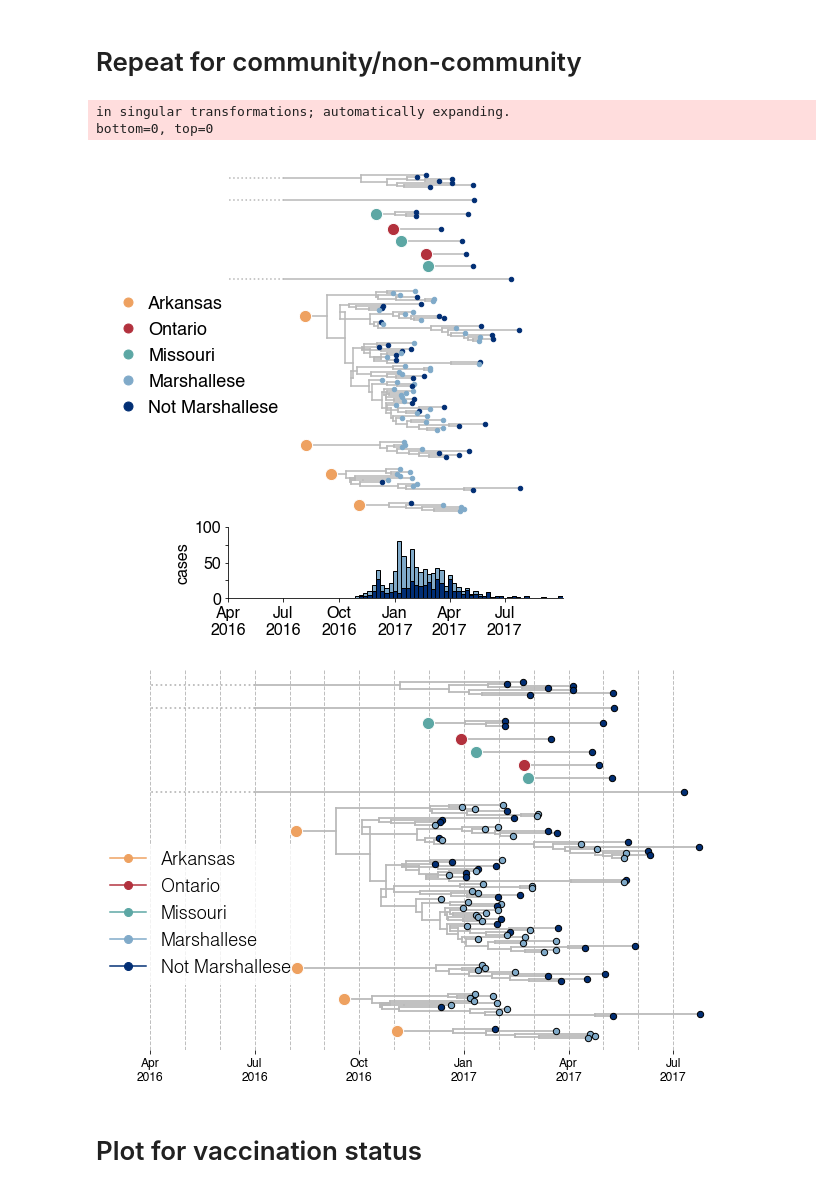
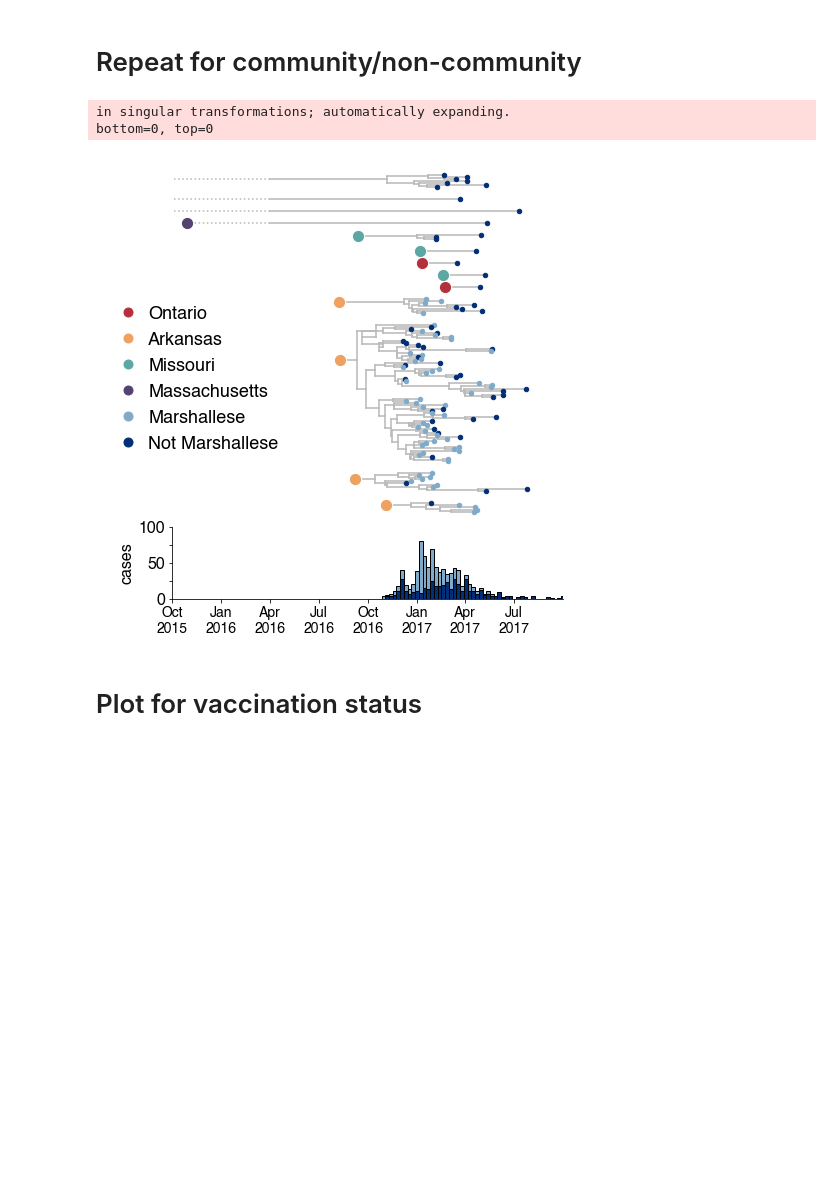
Before and after one commit to blab/mumps-wa-phylodynamics, a Jupyter notebook: phylogeography/plotting-scripts/Plot-exploded-tree-with-case-counts.ipynb, the cells around one changed output. Drawn from its saved outputs; the diff is of its cells as text; code cells hidden in the pictures; blank space fills up the shorter version.

```diff
--- a/phylogeography/plotting-scripts/Plot-exploded-tree-with-case-counts.ipynb
+++ b/phylogeography/plotting-scripts/Plot-exploded-tree-with-case-counts.ipynb
@@ -823,7 +810,7 @@ plot_exploded_tree(subtype_trees2, exploded_tree_output_file_name,cutoff_value,l
 # %% [markdown]
 # Repeat for community/non-community
 # %%
-def plot_exploded_tree_marshallese(subtype_trees2, filename, cutoff_value, lower_x_limit, dates_dict, width, height):
+def plot_exploded_tree_community_status(subtype_trees2, filename, cutoff_value, lower_x_limit, dates_dict, width, height):
 
     fig,((ax1),(ax2)) = plt.subplots(2, 1, gridspec_kw={'height_ratios': [5, 1], 'hspace':0.02}, figsize=(width, height),facecolor='w')
 
@@ -841,18 +828,16 @@ def plot_exploded_tree_marshallese(subtype_trees2, filename, cutoff_value, lower
     origin_size=150
     Not_Washington_color = colors['Not_Washington_color']
 
-    # this sets the vertical dashed lines on the tree
     dates = []
     date_labels = []
-    for i in np.arange(lower_x_limit, 2017.8, (1/4)):
+    for i in np.arange(lower_x_limit, 2018, 0.25):
         dates.append(i)
-    for i in np.arange(lower_x_limit, 2018, 0.25):
         date_labels.append(dates_dict[i]['label'])
-    #[ax1.axvline(i,ls='--',lw=1,color='grey',zorder=0, alpha=0.5) for i in dates]
 
     for subtree in reversed(subtype_trees2['washington']): ## iterate over trait values
         origin = subtree[0]
         loc_tree = subtree[1]
+
         min_node_x = min(k.absoluteTime for k in loc_tree.Objects)
 
         # pull out the 95% HPD for each subtree's root
@@ -910,7 +895,7 @@ def plot_exploded_tree_marshallese(subtype_trees2, filename, cutoff_value, lower
             ax1.plot([min_node_x,oriX],[oriY,oriY], ":", color=Not_Washington_color,lw=branchWidth,zorder=98)
 
         elif oriX < cutoff: # partly before 2016, partial dotteds
-            ax1.plot([min_node_x,cutoff],[oriY,oriY],"-",color=Not_Washington_color,lw=branchWidth,zorder=98)
+            ax1.plot([cutoff,min_node_x],[oriY,oriY],"-",color=Not_Washington_color,lw=branchWidth,zorder=98)
             ax1.plot([cutoff,oriX],[oriY,oriY],":",color=Not_Washington_color,lw=branchWidth,zorder=98)
 
         else:
@@ -933,24 +918,21 @@ def plot_exploded_tree_marshallese(subtype_trees2, filename, cutoff_value, lower
     ax1.tick_params(axis='y',size=0)
     ax1.set_yticklabels([])
     ax1.set_ylim(-5,cumulative_y)
-    ax1.set_xlim(2016.25,2017.76)
+    ax1.set_xlim(dates[0],dates[-1])
 
     ax1.axes.get_xaxis().set_ticks([])
 
     # in order to get the legend to plot without being transparent, over the plot, it needs to be here with frame set to true
     # bbox arguments are: x, y, with 0 being furthest left and bottom
-    ax1.legend(handles = han_list, markerfirst = True, edgecolor="white", bbox_to_anchor=[-0.4, 0.25], loc=3, prop={'size': 18, 'weight':fontweight}, facecolor='w', handletextpad=0.1)
+    ax1.legend(handles = han_list, markerfirst = True, edgecolor="white", bbox_to_anchor=[-0.2, 0.15], loc=3, prop={'size': 18, 'weight':fontweight}, facecolor='w', handletextpad=0.1)
 
 
     #### CASE COUNTS ######
-    # # this sets the vertical dashed lines on the tree
-    d = ["2016-04-01","2016-07-01","2016-10-01","2017-01-01","2017-04-01","2017-07-01","2017-10-01"]
-    dates = []
-    for i in d:
-        d2 = datetime.strptime(i, '%Y-%m-%d')
-        dates.append(d2)
-
-    #[ax2.axvline(i,ls='--',lw=1,color='grey',zorder=0, alpha=0.5) for i in dates]
+    dates2= []
+    for d in dates:
+        string_date = dates_dict[d]['date']
+        d2 = datetime.strptime(string_date, '%Y-%m-%d')
+        dates2.append(d2)
 
     x = merged_cases['calendar_date']
     y2 = merged_cases['Marshallese_cases_WA']
@@ -966,9 +948,9 @@ def plot_exploded_tree_marshallese(subtype_trees2, filename, cutoff_value, lower
 
     [ax2.spines[loc].set_visible(False) for loc in ['top','right']]
 
-    ax2.set_xlim("2016-04-01","2017-10-05")
-    ax2.set_xticks(dates[:-1])
-    ax2.set_xticklabels(['Apr\n2016','Jul\n2016','Oct\n2016','Jan\n2017','Apr\n2017','Jul\n2017'], fontsize=16, weight=fontweight)
+    ax2.set_xlim(str(dates2[0]),str(dates2[-1]))
+    ax2.set_xticks(dates2[:-1])
+    ax2.set_xticklabels(date_labels, fontsize=14)
     ax2.set_ylim(0,0)
     ax2.set_ylabel("cases", fontsize=16, weight=fontweight)
     ax2.set_yticks([0,25,50,75,100])
@@ -1111,14 +980,16 @@ colors_to_plot = ["arkansas","ontario","missouri",'Marshallese', 'Not_Marshalles
 # %%
-filename_marshallese = output_file_directory+"full-NA-exploded-community-with-casecounts"+offset+date+".pdf"
-filename_marshallese_wide = output_file_directory+"full-NA-exploded-community-with-casecounts-wide"+offset+date+".pdf"
+cutoff_value = 2016.25
+lower_x_limit = 2015.75 #2016.25
 
-plot_exploded_tree_marshallese(subtype_trees2, filename_marshallese, cutoff_value, lower_x_limit, dates_dict, 6,8)
-plot_exploded_tree_no_cases_marshallese(subtype_trees2, filename_marshallese_wide, cutoff_value, lower_x_limit, dates_dict, 10,7)
+filename_marshallese = output_file_directory+"full-NA-exploded-community-with-casecounts"+date+".pdf"
+#filename_marshallese_wide = output_file_directory+"full-NA-exploded-community-with-casecounts-wide"+offset+date+".pdf"
+
+plot_exploded_tree_community_status(subtype_trees2, filename_marshallese, cutoff_value, lower_x_limit, dates_dict, 7,8)
+#plot_exploded_tree_no_cases_marshallese(subtype_trees2, filename_marshallese_wide, cutoff_value, lower_x_limit, dates_dict, 10,7)
 # %% [output]
 in singular transformations; automatically expanding.
 bottom=0, top=0
-[figure, old version]
+[figure, new version]
-[figure, removed]
 # %% [markdown]
 # Plot for vaccination status
 # %%
```
Also changed, not shown: parts of 21 cells of this notebook.
